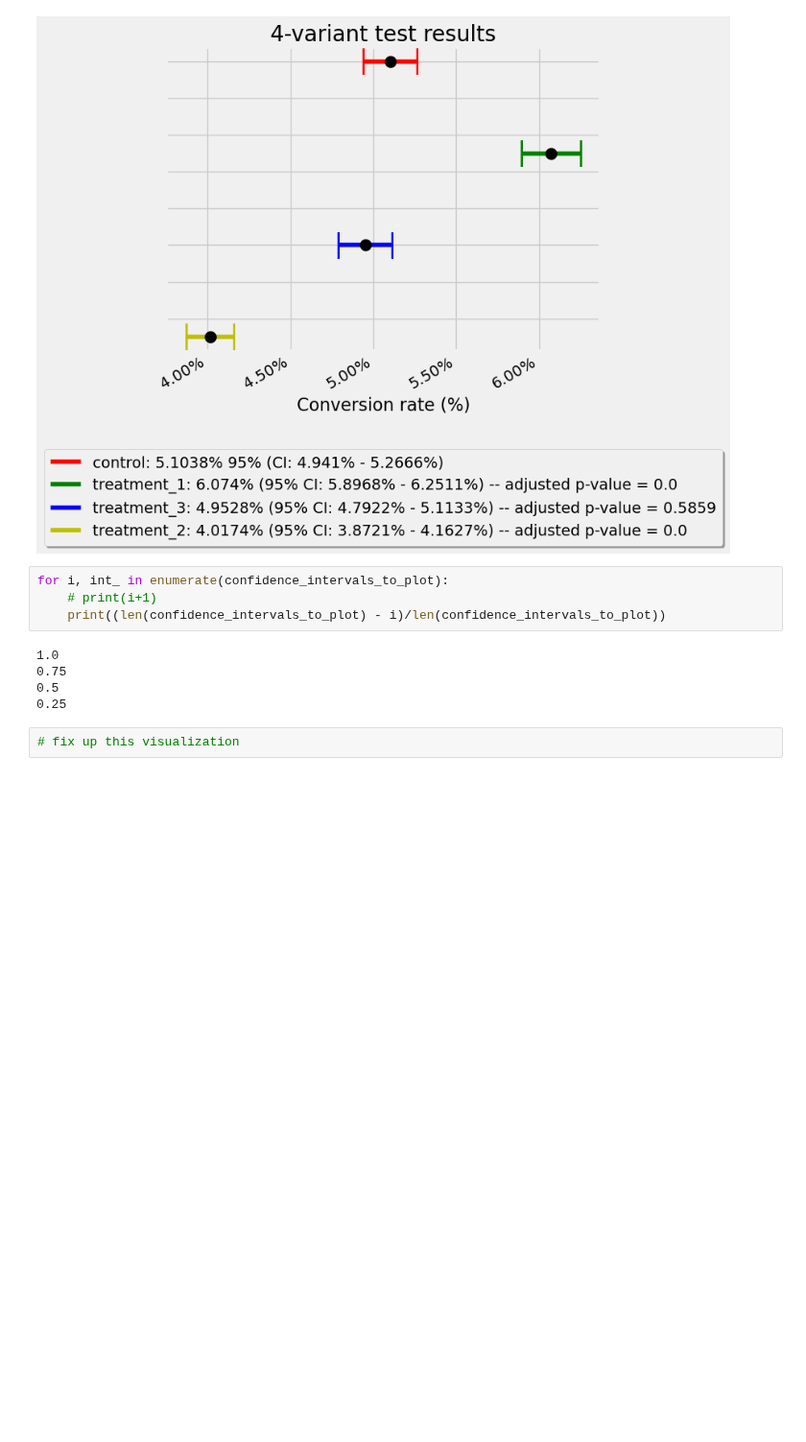
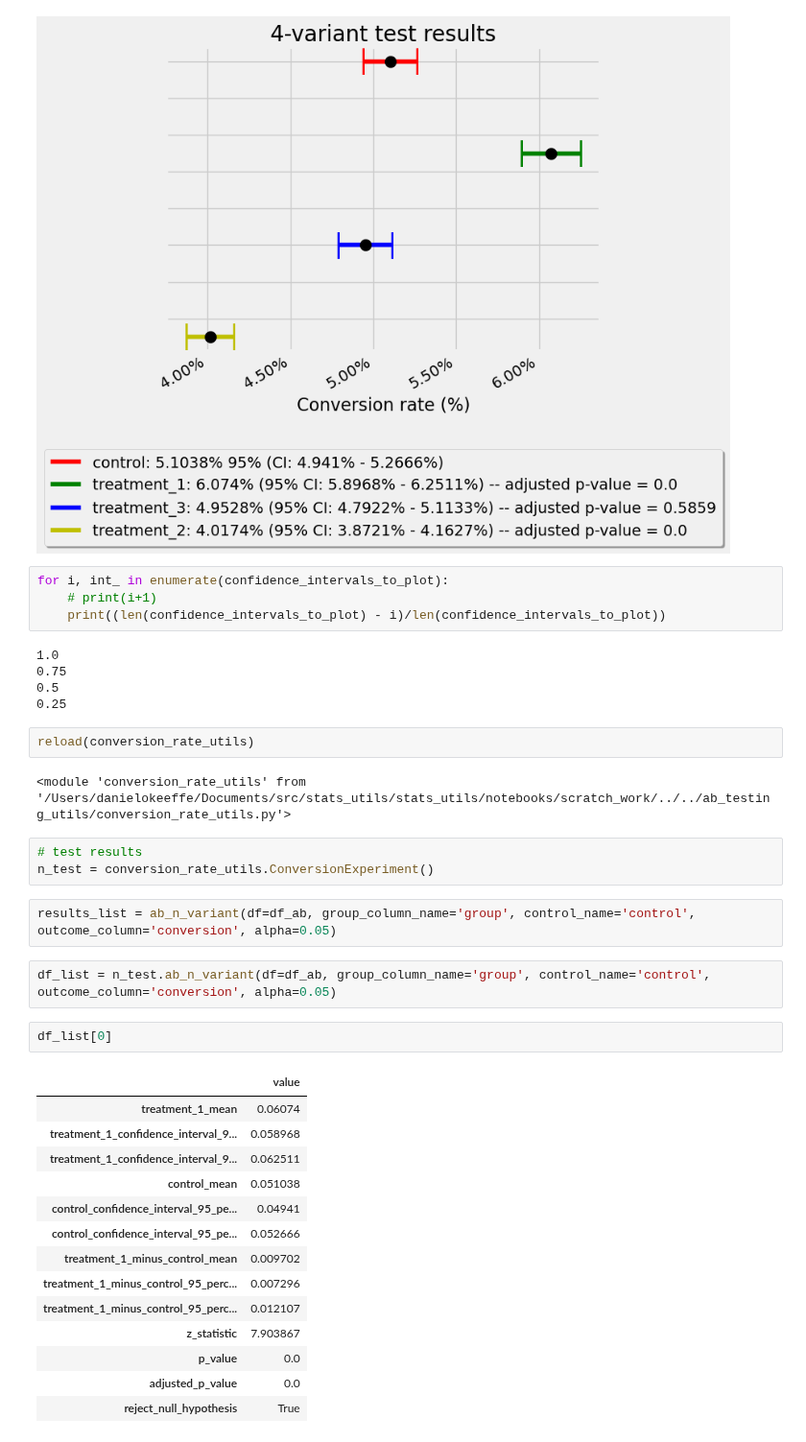
Before and after one commit to dokeeffe87/stats_utils, a Jupyter notebook: notebooks/scratch_work/dev_generalize_to_n_variants.ipynb, the cells around one changed output. Shown at 96% size. Cells and saved outputs as stored; diff of their text form; blank space fills up the shorter version.

```diff
--- a/notebooks/scratch_work/dev_generalize_to_n_variants.ipynb
+++ b/notebooks/scratch_work/dev_generalize_to_n_variants.ipynb
@@ -522,5 +522,31 @@ for i, int_ in enumerate(confidence_intervals_to_plot):
 0.75
 0.5
 0.25
+# %%
+reload(conversion_rate_utils)
+# %% [output]
+<module 'conversion_rate_utils' from '/Users/danielokeeffe/Documents/src/stats_utils/stats_utils/notebooks/scratch_work/../../ab_testing_utils/conversion_rate_utils.py'>
 # %%
-# fix up this visualization
+# test results
+n_test = conversion_rate_utils.ConversionExperiment()
+# %%
+results_list = ab_n_variant(df=df_ab, group_column_name='group', control_name='control', outcome_column='conversion', alpha=0.05)
+# %%
+df_list = n_test.ab_n_variant(df=df_ab, group_column_name='group', control_name='control', outcome_column='conversion', alpha=0.05)
+# %%
+df_list[0]
+# %% [output]
+|  | value |
+| treatment_1_mean | 0.06074 |
+| treatment_1_confidence_interval_9... | 0.058968 |
+| treatment_1_confidence_interval_9... | 0.062511 |
+| control_mean | 0.051038 |
+| control_confidence_interval_95_pe... | 0.04941 |
+| control_confidence_interval_95_pe... | 0.052666 |
+| treatment_1_minus_control_mean | 0.009702 |
+| treatment_1_minus_control_95_perc... | 0.007296 |
+| treatment_1_minus_control_95_perc... | 0.012107 |
+| z_statistic | 7.903867 |
+| p_value | 0.0 |
+| adjusted_p_value | 0.0 |
+| reject_null_hypothesis | True |
```
Also changed, not shown: parts of 1 cell of this notebook, 1 other file.
